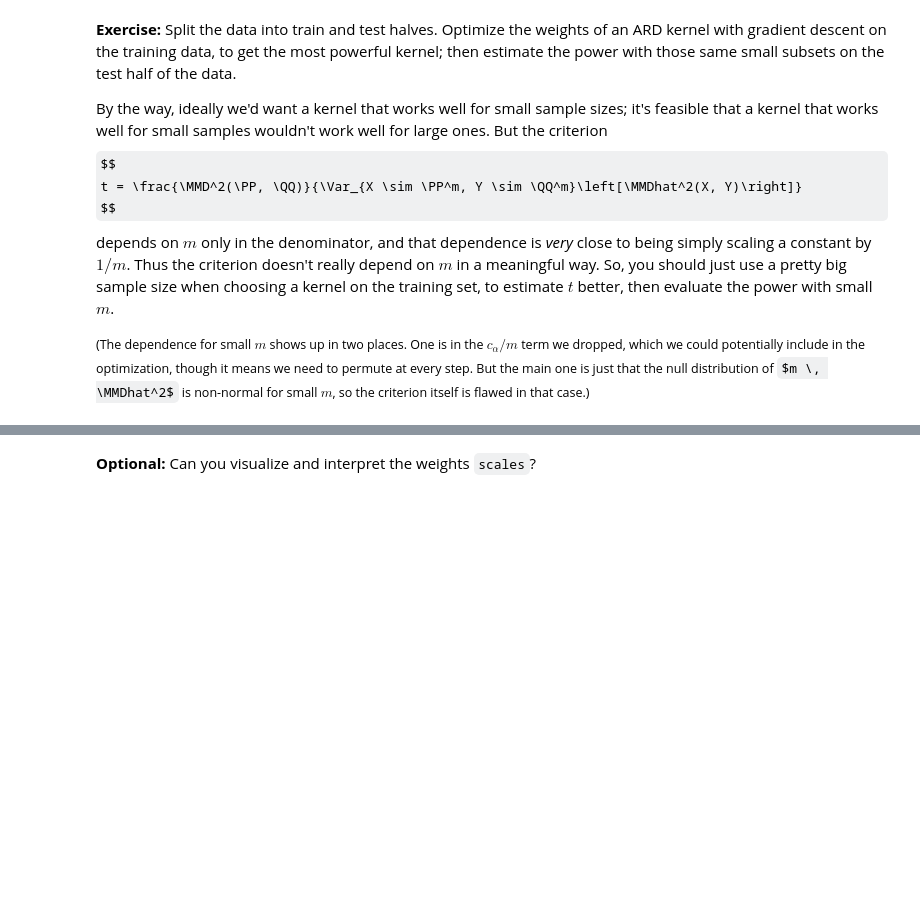
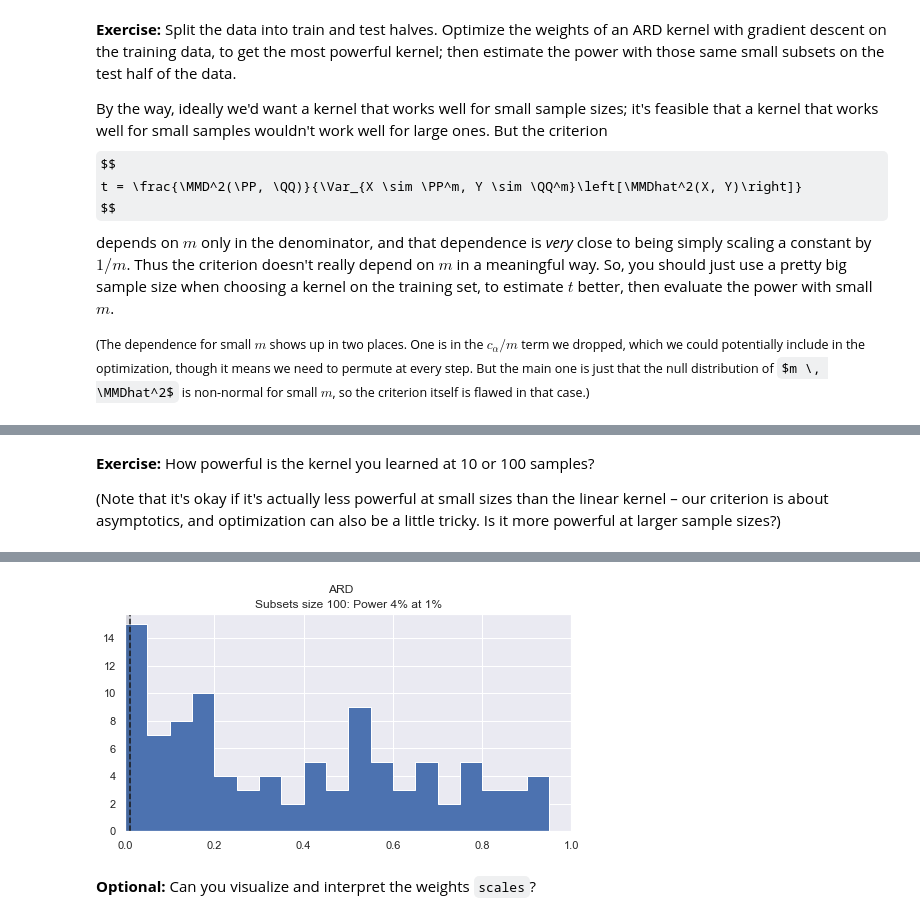
Before and after one commit to djsutherland/mlss-testing, a Jupyter notebook: solutions-src-testing.ipynb, the cells around one changed output, grey strips where cells are left out. Saved outputs shown, nothing was run; the diff lists cells and outputs as text; code cells hidden in the pictures; some formulas as TeX source; blank space fills up the shorter version.

Commit message:
tweak optimization section

```diff
--- a/solutions-src-testing.ipynb
+++ b/solutions-src-testing.ipynb
@@ -1267,2 +1446,8 @@ compare_powers(LinearKernel, sizes=[2000], levels=[.01])
+# %% [markdown]
+**Exercise:** How powerful is the kernel you learned at 10 or 100 samples?
+
+(Note that it's okay if it's actually less powerful at small sizes than the linear kernel – our criterion is about asymptotics, and optimization can also be a little tricky. Is it more powerful at larger sample sizes?)
 # %%
-compare_powers(functools.partial(ExpQuadKernel, sigma=med), sizes=[100], levels=[.01])
+# SOLUTION CELL
+compare_powers(functools.partial(ARDKernel, scales=scales), sizes=[100], levels=[.01], title="ARD")
+# %% [output]
@@ -1268,0 +1455 @@ compare_powers(functools.partial(ExpQuadKernel, sigma=med), sizes=[100], levels=
+[figure, added]
```
Also changed, not shown: parts of 56 cells of this notebook.
